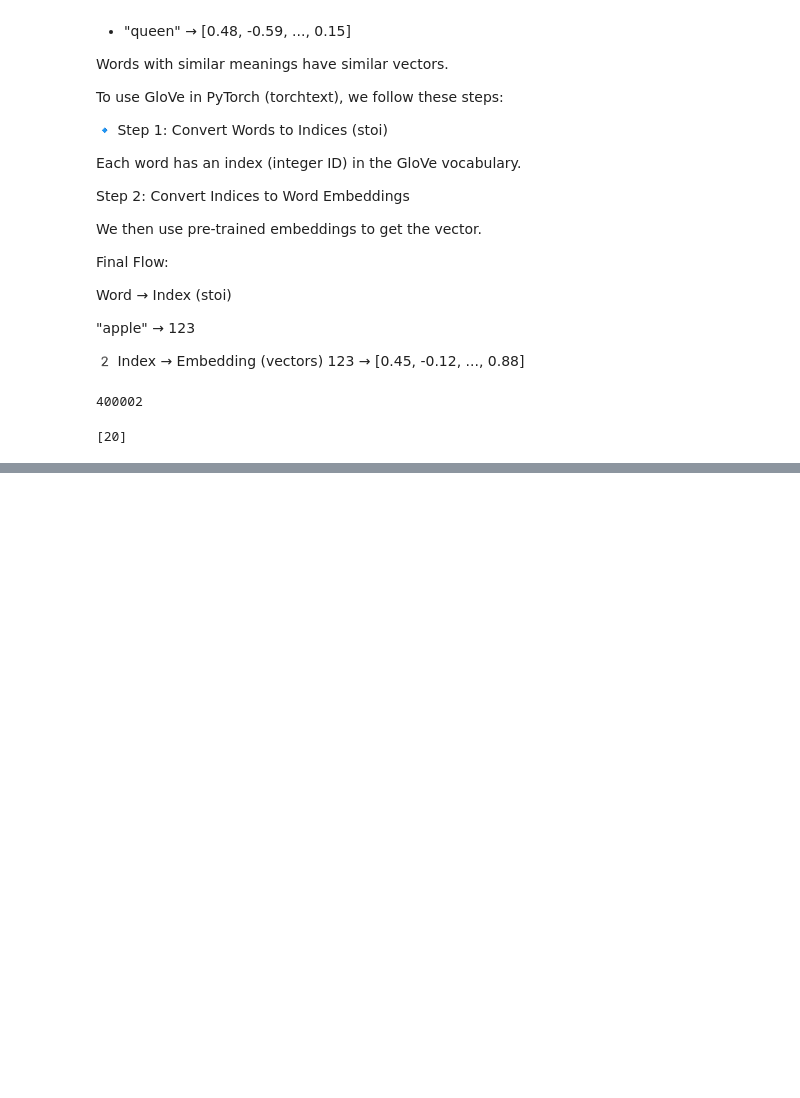
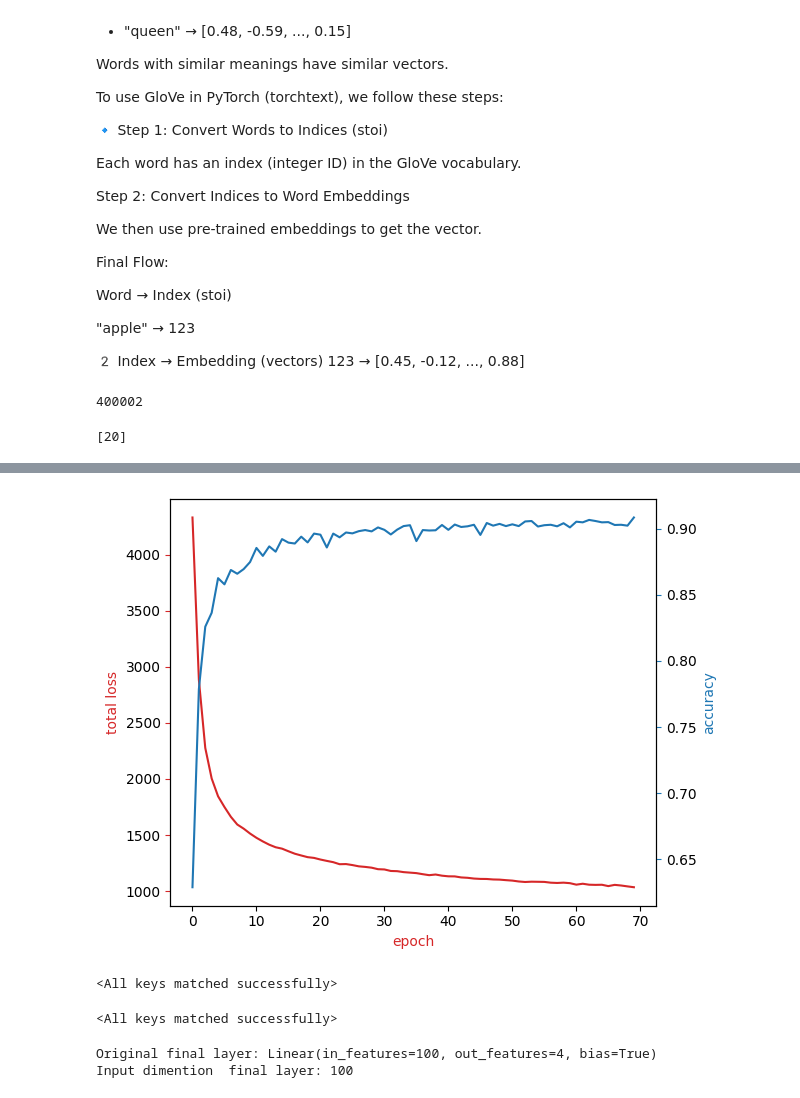
Before and after one commit to saifkheraj/d_s, a Jupyter notebook: GenAI/Finetuning_Transformers/PEFT/adapters_pytorch.ipynb, the cells around one changed output, grey strips where cells are left out. Drawn from its saved outputs; the diff is of its cells as text; code cells hidden in the pictures; blank space fills up the shorter version.

```diff
--- a/GenAI/Finetuning_Transformers/PEFT/adapters_pytorch.ipynb
+++ b/GenAI/Finetuning_Transformers/PEFT/adapters_pytorch.ipynb
@@ -342,0 +697,29 @@ vocab(['he'])
+# %%
+acc_urlopened = urlopen('https://cf-courses-data.s3.us.cloud-object-storage.appdomain.cloud/bQk8mJu3Uct3I4JEsEtRnw/model-AG%20News%20small1-acc')
+loss_urlopened = urlopen('https://cf-courses-data.s3.us.cloud-object-storage.appdomain.cloud/KNQkqJWWwY_XfbFBRFhZNA/model-AG%20News%20small1-loss')
+acc_epoch = pickle.load(acc_urlopened)
+cum_loss_list = pickle.load(loss_urlopened)
+plot(cum_loss_list,acc_epoch)
+# %% [output]
+[figure, added]
+# %%
+urlopened = urlopen('https://cf-courses-data.s3.us.cloud-object-storage.appdomain.cloud/9c3Dh2O_jsYBShBuchUNlg/model-AG%20News%20small1.pth')
+model_ag_news_ = Net(vocab_size=vocab_size, num_class=4).to(device)
+model_ag_news_.load_state_dict(torch.load(io.BytesIO(urlopened.read()), map_location=device))
+#evaluate(test_dataloader_ag_news, model_ag_news_)
+# %% [output]
+<All keys matched successfully>
+# %%
+urlopened = urlopen('https://cf-courses-data.s3.us.cloud-object-storage.appdomain.cloud/9c3Dh2O_jsYBShBuchUNlg/model-AG%20News%20small1.pth')
+model_fine1 = Net(vocab_size=vocab_size, num_class=4).to(device)
+model_fine1.load_state_dict(torch.load(io.BytesIO(urlopened.read()), map_location=device))
+# %% [output]
+<All keys matched successfully>
+# %%
+model_fine1.classifier
+in_features = model_fine1.classifier.in_features
+print("Original final layer:", model_fine1.classifier)
+print("Input dimention  final layer:", in_features)
+# %% [output]
+Original final layer: Linear(in_features=100, out_features=4, bias=True)
+Input dimention  final layer: 100
```
Also changed, not shown: parts of 46 cells of this notebook.
